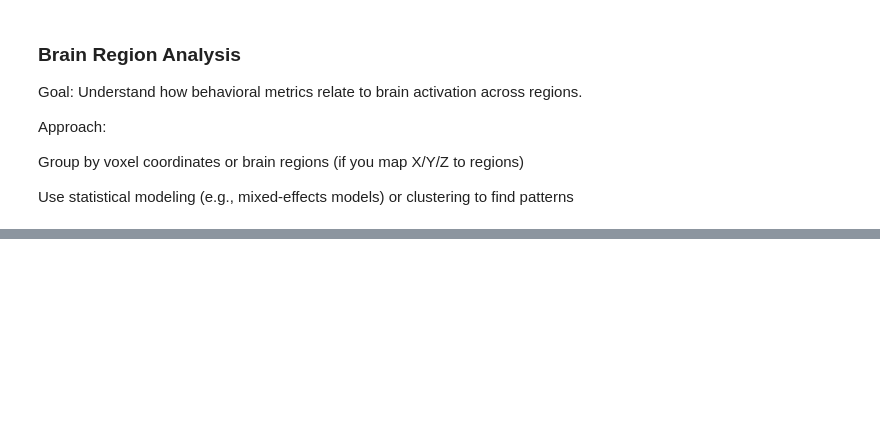
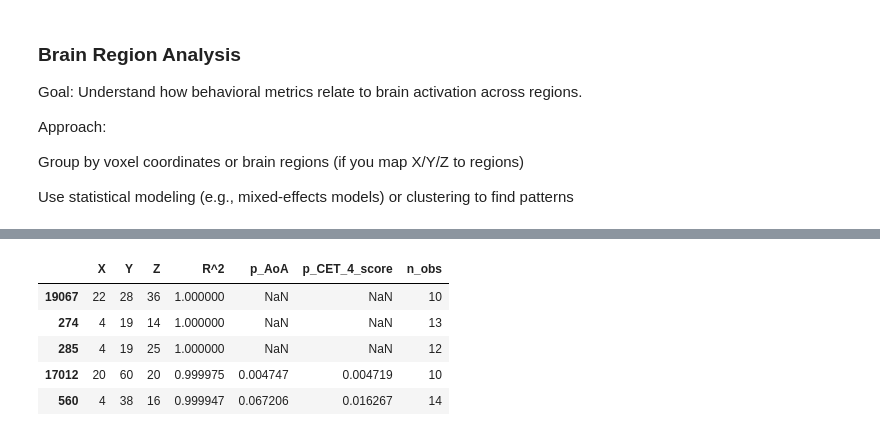
Before and after one commit to ojnim/cs506-final-project, a Jupyter notebook: modeling.ipynb, the cells around one changed output, grey strips where cells are left out. Saved outputs shown, nothing was run; the diff lists cells and outputs as text; code cells hidden in the pictures; blank space fills up the shorter version.

```diff
--- a/modeling.ipynb
+++ b/modeling.ipynb
@@ -35,8 +34,6 @@ data_fMRI.shape
 # %%
 data_participants = pd.read_csv("./data_for_analysis/participants.tsv" , sep='\t')
 data_participants = pd.DataFrame(data_participants)
-data_participants = data_participants.rename(columns={'Chinese_writing': "C_wr", "Chinese_listening":"C_li","Chinese_speaking":"C_sp","Chinese_reading":"C_re",
-                                                      "English_writing":"E_wr", "English_listening":"E_li", "English_speaking":"E_sp", "English_reading":"E_re"})
 data_participants.head(5)
 # %% [output]
 |  | participant_id | age | sex | task_order | task_rule | raven_score | AoA | CET_4_score | RT_L1S | ... |
@@ -396,0 +394,14 @@ Use statistical modeling (e.g., mixed-effects models) or clustering to find patt
+# %%
+# Group by spatial coordinates (voxel region)
+voxel_groups = lang.groupby(['X', 'Y', 'Z'])
+
+# Store region-level regression results
+region_results = []
+
+# Features to use
+predictor_cols = ['age', 'AoA', 'CET_4_score','RT_L1S', 'RT_L1NS', 'RT_L2S', 'RT_L2NS','ER_L1S', 'ER_L1NS', 'ER_L2S', 'ER_L2NS']
+
+train_df = lang[lang['participant_id'].isin(train_participants)].copy()
+print(train_df.shape)
+test_df = lang[lang['participant_id'].isin(test_participants)].copy()
+print(test_df.shape)
@@ -396,0 +411,59 @@ Use statistical modeling (e.g., mixed-effects models) or clustering to find patt
+# %%
+# Loop over voxel regions
+for (x, y, z), group in voxel_groups:
+    if len(group) < 10:
+        continue  # skip very small groups to avoid unstable models
+
+    train_group = train_df[(train_df['X'] == x) & (train_df['Y'] == y) & (train_df['Z'] == z)]
+    test_group = test_df[(test_df['X'] == x) & (test_df['Y'] == y) & (test_df['Z'] == z)]
+
+    if train_group.empty or test_group.empty:
+        print(f"Skipping empty group at ({x}, {y}, {z})")
+        continue
+
+     # Extract features and target variables for both train and test sets
+    X_train = train_group[predictor_cols]
+    X_test = test_group[predictor_cols]
+
+    X_train, X_test = X_train.align(X_test, join='outer', axis=1, fill_value=0)
+
+    y_train = train_group['Voxel Value']
+    y_test = test_group['Voxel Value']
+
+    if y_train.nunique() == 1:
+        print(f"Skipping constant target at ({x}, {y}, {z})")
+        continue
+
+
+    # Fit model on the training data
+    model = sm.OLS(y_train, X_train).fit()
+
+    # Predict on the test set
+    y_pred = model.predict(X_test)
+
+    # Compute R^2 on test data
+    r2_test = model.rsquared
+
+    # Get p-value for 'AoA'
+    p_AoA = model.pvalues.get('AoA', None)
+
+    # Get p-value for 'CET_4_score'
+    p_CET_4 = model.pvalues.get('CET_4_score', None)
+
+
+    region_results.append({
+        'X': x,
+        'Y': y,
+        'Z': z,
+        'R^2': r2_test,
+        'p_AoA': p_AoA,
+        'p_CET_4_score': p_CET_4,
+        'n_obs': len(group)
+    })
+
+# Create DataFrame with results
+lang_region_df = pd.DataFrame(region_results)
+
+# Sort and display strongest regions by R^2
+lang_region_df.sort_values('R^2', ascending=False).head()
+# %% [output]
@@ -396,0 +487,6 @@ Use statistical modeling (e.g., mixed-effects models) or clustering to find patt
+|  | X | Y | Z | R^2 | p_AoA | p_CET_4_score | n_obs |
+| 19067 | 22 | 28 | 36 | 1.000000 | NaN | NaN | 10 |
+| 274 | 4 | 19 | 14 | 1.000000 | NaN | NaN | 13 |
+| 285 | 4 | 19 | 25 | 1.000000 | NaN | NaN | 12 |
+| 17012 | 20 | 60 | 20 | 0.999975 | 0.004747 | 0.004719 | 10 |
+| 560 | 4 | 38 | 16 | 0.999947 | 0.067206 | 0.016267 | 14 |
```
Also changed, not shown: parts of 18 cells of this notebook.
